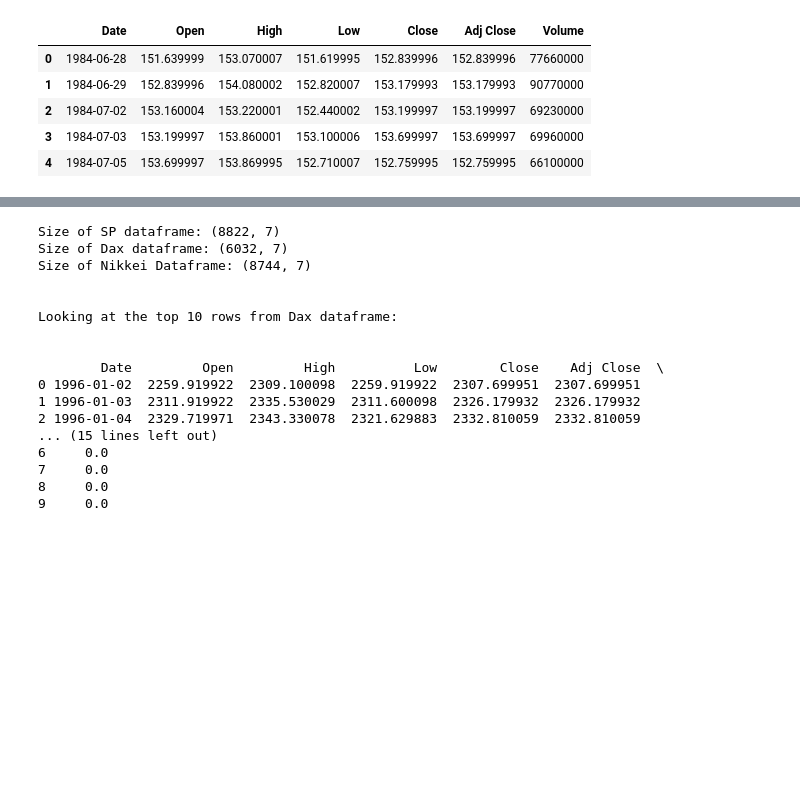
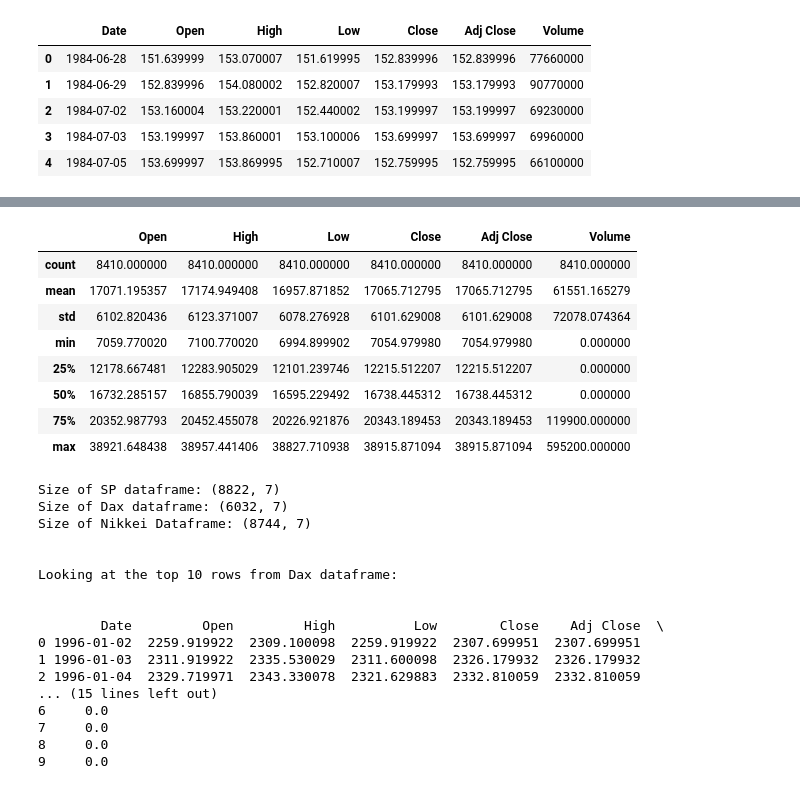
Before and after one commit to AdamCallahan/Python4Finance, a Jupyter notebook: Excel to Pandas, Session 1 -- Introduction and Basic Operations.ipynb, the cells around one changed output, grey strips where cells are left out. Saved outputs shown, nothing was run; the diff lists cells and outputs as text; code cells hidden in the pictures; blank space fills up the shorter version.

```diff
--- a/Excel to Pandas, Session 1 -- Introduction and Basic Operations.ipynb
+++ b/Excel to Pandas, Session 1 -- Introduction and Basic Operations.ipynb
@@ -83,3 +124,15 @@ df.head()
+# %%
+nikkei.describe()
+# %% [output]
+|  | Open | High | Low | Close | Adj Close | Volume |
+| count | 8410.000000 | 8410.000000 | 8410.000000 | 8410.000000 | 8410.000000 | 8410.000000 |
+| mean | 17071.195357 | 17174.949408 | 16957.871852 | 17065.712795 | 17065.712795 | 61551.165279 |
+| std | 6102.820436 | 6123.371007 | 6078.276928 | 6101.629008 | 6101.629008 | 72078.074364 |
+| min | 7059.770020 | 7100.770020 | 6994.899902 | 7054.979980 | 7054.979980 | 0.000000 |
+| 25% | 12178.667481 | 12283.905029 | 12101.239746 | 12215.512207 | 12215.512207 | 0.000000 |
+| 50% | 16732.285157 | 16855.790039 | 16595.229492 | 16738.445312 | 16738.445312 | 0.000000 |
+| 75% | 20352.987793 | 20452.455078 | 20226.921876 | 20343.189453 | 20343.189453 | 119900.000000 |
+| max | 38921.648438 | 38957.441406 | 38827.710938 | 38915.871094 | 38915.871094 | 595200.000000 |
 # %%
 # Let's open all 3 spread sheets and store them in different DataFrame objects, so we can compare and operate
 # on them later:
```
Also changed, not shown: parts of 6 cells of this notebook.
